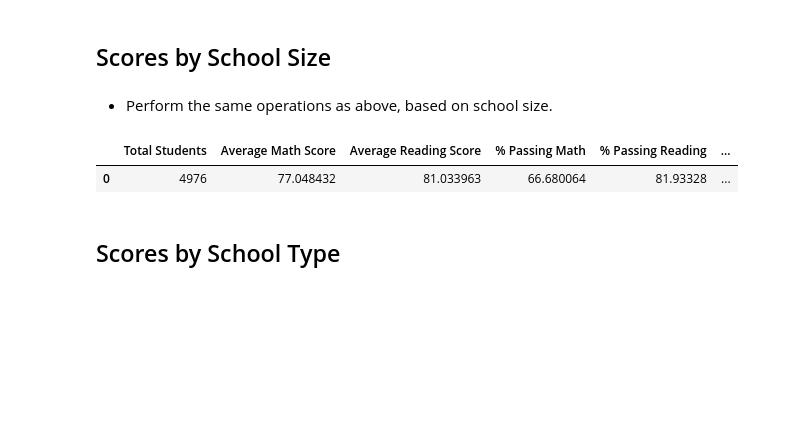
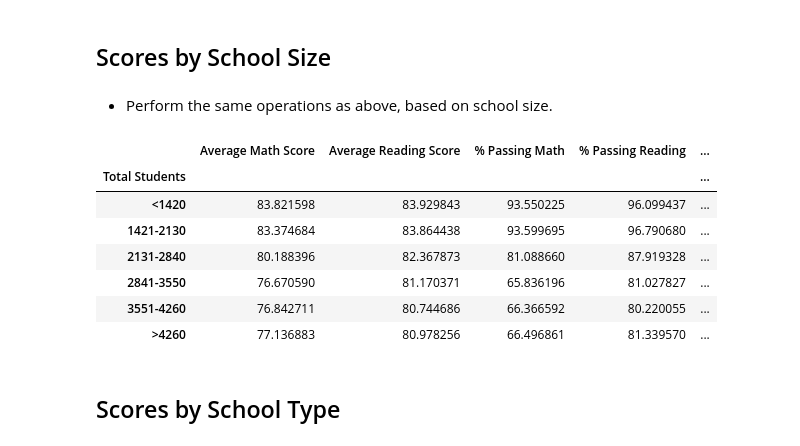
Before and after one commit to lweislo/Homework-4, a Jupyter notebook: weislo_pandas.ipynb, the cells around one changed output. Cells and saved outputs as stored; diff of their text form; code cells hidden in the pictures; blank space fills up the shorter version.

```diff
--- a/weislo_pandas.ipynb
+++ b/weislo_pandas.ipynb
@@ -151,14 +138,13 @@ avg_reading = school_grouped_df['Reading Score'].mean()
 # %%
 # Find the percentage of students passing reading
-
-pass_read_grouped = pass_read.groupby(['School Name'])
+pass_read_grouped = pass_read.groupby(pass_read.school_name)
 num_pass_read = pass_read_grouped.count()
-pct_pass_read = num_pass_read['Reading Score']*100/total_students
+pct_pass_read = num_pass_read.reading_score*100/total_students
 # %%
 #Find the percentage of students passing math
-pass_math_grouped = pass_math.groupby(['School Name'])
+pass_math_grouped = pass_math.groupby(pass_math.school_name)
 num_pass_math = pass_math_grouped.count()
-pct_pass_math = num_pass_math['Math Score']*100/total_students
+pct_pass_math = num_pass_math.math_score*100/total_students
 # %%
 #Find the overall rate of passing
 overall_pass_rate = (pct_pass_read + pct_pass_math)/2
@@ -172,6 +158,7 @@ school_summary = pd.DataFrame({'Total Students': total_students,
                                '% Passing Reading' : pct_pass_read,
                                '% Overall Passing Rate': overall_pass_rate
 })
+school_summary.index.names = ['School Name'] #remove the ugly index name
 school_summary
 # %% [output]
 |  | Total Students | School Budget | Student Budget | Average Math Score | Average Reading Score | ... |
@@ -328,4 +316 @@ school_summary.head(1)
-# %%
-school_summary = school_summary.reset_index(drop=True)
-spending = school_summary.iloc[:, 2:8]
 # %%
@@ -351,9 +338,3 @@ spending.mean()
 ## Scores by School Size
 # %% [markdown]
 * Perform the same operations as above, based on school size.
-# %%
-school_summary.head(1)
-size_df = school_summary.drop(['School Budget','Student Budget'], axis=1)
-# %% [output]
-|  | Total Students | Average Math Score | Average Reading Score | % Passing Math | % Passing Reading | ... |
-| 0 | 4976 | 77.048432 | 81.033963 | 66.680064 | 81.93328 | ... |
@@ -364,3 +341,27 @@ labels = ["Small (<1000)", "Medium (1000-2000)", "Large (2000-5000)"]
+# %%
+#Drop unnecessary columns
+size_df = school_summary.drop(['School Budget','Student Budget'], axis=1)
+
+#size_df.dtypes - need to change the data type for students
+size_df['Total Students'] = size_df['Total Students'].astype('float64')
+
+# Create bins based roughly on 0.5 stdev, labels and cut the dataframe
+bins = [0, 1420, 2130, 2840, 3550, 4260, 5000]
+labels = ["<1420", "1421-2130", "2131-2840", "2841-3550", "3551-4260", ">4260"]
+size_df["Total Students"] = pd.cut(size_df["Total Students"], bins, labels=labels)
+
+# Create a GroupBy object based upon total students
+size_df = size_df.groupby('Total Students')
+size_df.mean()
+# %% [output]
+|  | Average Math Score | Average Reading Score | % Passing Math | % Passing Reading | ... |
+| Total Students |  |  |  |  | ... |
+| <1420 | 83.821598 | 83.929843 | 93.550225 | 96.099437 | ... |
+| 1421-2130 | 83.374684 | 83.864438 | 93.599695 | 96.790680 | ... |
+| 2131-2840 | 80.188396 | 82.367873 | 81.088660 | 87.919328 | ... |
+| 2841-3550 | 76.670590 | 81.170371 | 65.836196 | 81.027827 | ... |
+| 3551-4260 | 76.842711 | 80.744686 | 66.366592 | 80.220055 | ... |
+| >4260 | 77.136883 | 80.978256 | 66.496861 | 81.339570 | ... |
 # %% [markdown]
 ## Scores by School Type
 # %% [markdown]
```
Also changed, not shown: parts of 19 cells of this notebook.
